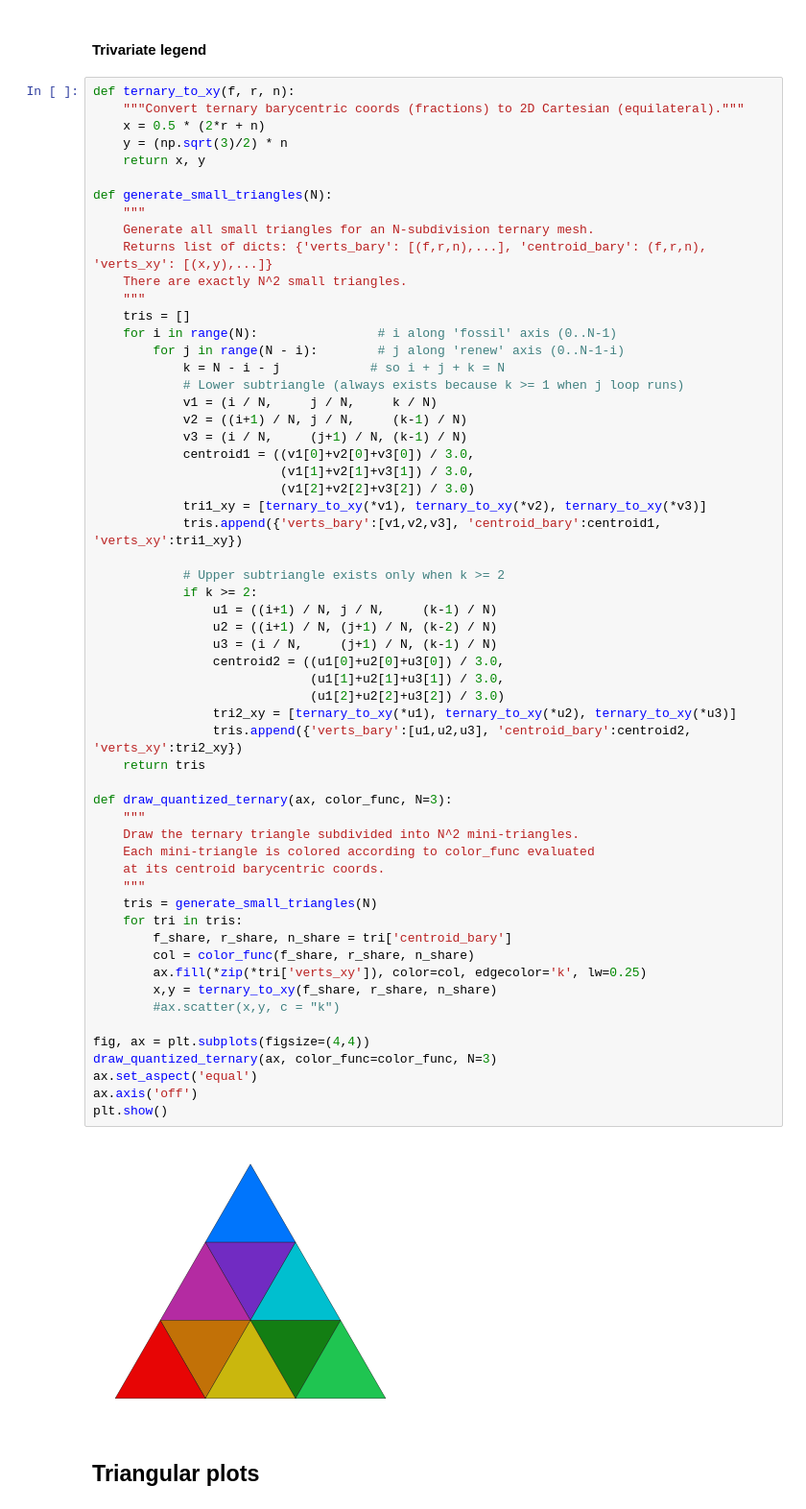
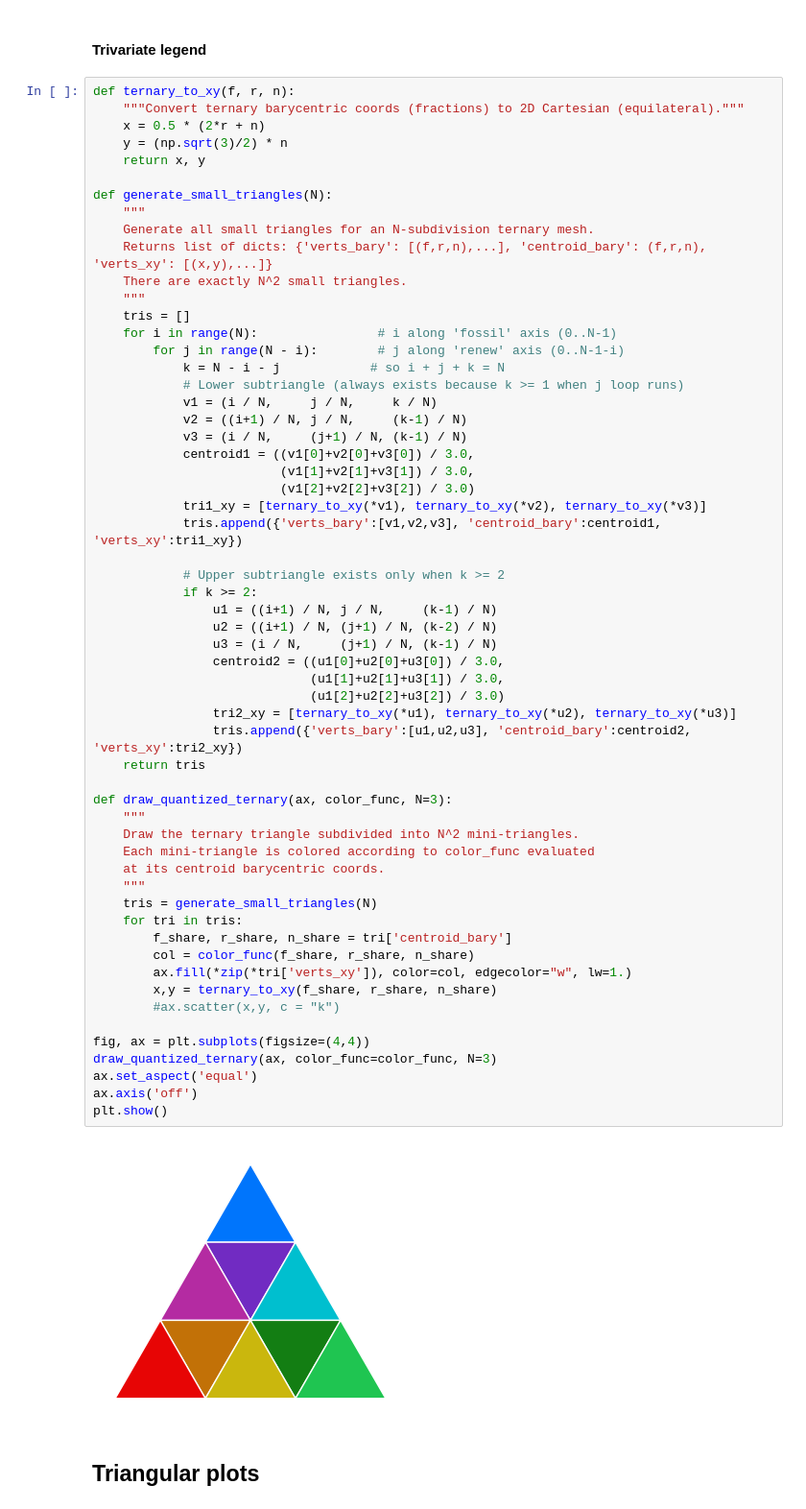
Before and after one commit to raulgarciadiez/energy_maps, a Jupyter notebook: color_code.ipynb, the cells around one changed output. Shown at 96% size. Cells and saved outputs as stored; diff of their text form.

```diff
--- a/color_code.ipynb
+++ b/color_code.ipynb
@@ -189,35 +230,35 @@ def generate_small_triangles(N):
             if k >= 2:
                 u1 = ((i+1) / N, j / N,     (k-1) / N)
                 u2 = ((i+1) / N, (j+1) / N, (k-2) / N)
                 u3 = (i / N,     (j+1) / N, (k-1) / N)
                 centroid2 = ((u1[0]+u2[0]+u3[0]) / 3.0,
                              (u1[1]+u2[1]+u3[1]) / 3.0,
                              (u1[2]+u2[2]+u3[2]) / 3.0)
                 tri2_xy = [ternary_to_xy(*u1), ternary_to_xy(*u2), ternary_to_xy(*u3)]
                 tris.append({'verts_bary':[u1,u2,u3], 'centroid_bary':centroid2, 'verts_xy':tri2_xy})
     return tris
 
 def draw_quantized_ternary(ax, color_func, N=3):
     """
     Draw the ternary triangle subdivided into N^2 mini-triangles.
     Each mini-triangle is colored according to color_func evaluated
     at its centroid barycentric coords.
     """
     tris = generate_small_triangles(N)
     for tri in tris:
         f_share, r_share, n_share = tri['centroid_bary']
         col = color_func(f_share, r_share, n_share)
-        ax.fill(*zip(*tri['verts_xy']), color=col, edgecolor='k', lw=0.25)
+        ax.fill(*zip(*tri['verts_xy']), color=col, edgecolor="w", lw=1.)
         x,y = ternary_to_xy(f_share, r_share, n_share)
         #ax.scatter(x,y, c = "k")
 
 fig, ax = plt.subplots(figsize=(4,4))
 draw_quantized_ternary(ax, color_func=color_func, N=3)
 ax.set_aspect('equal')
 ax.axis('off')
 plt.show()
 # %% [output]
-[figure, old version]
+[figure, new version]
 # %% [markdown]
 ## Triangular plots
 # %%
```
Also changed, not shown: parts of 10 cells of this notebook.
